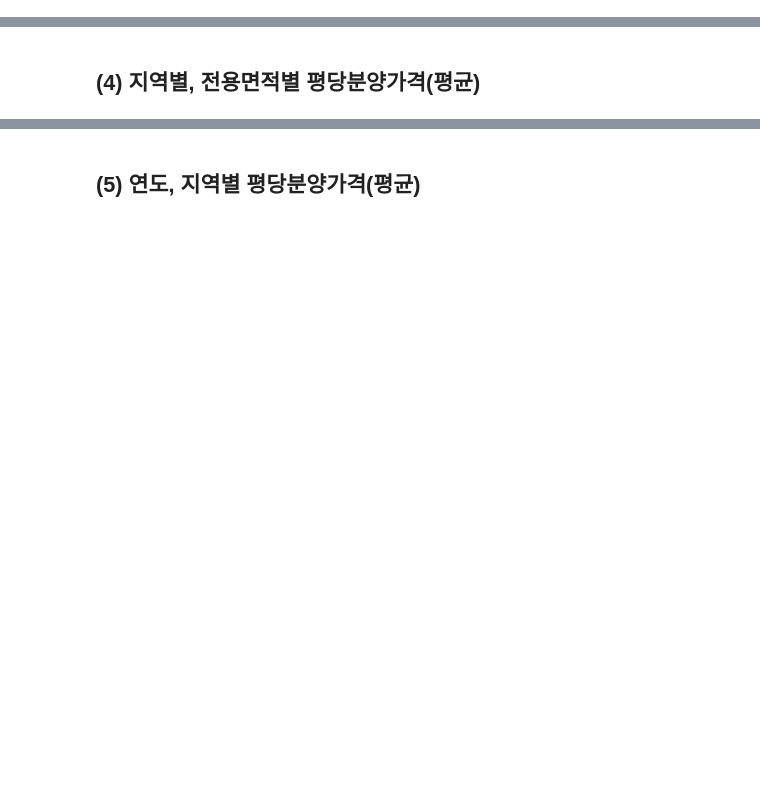
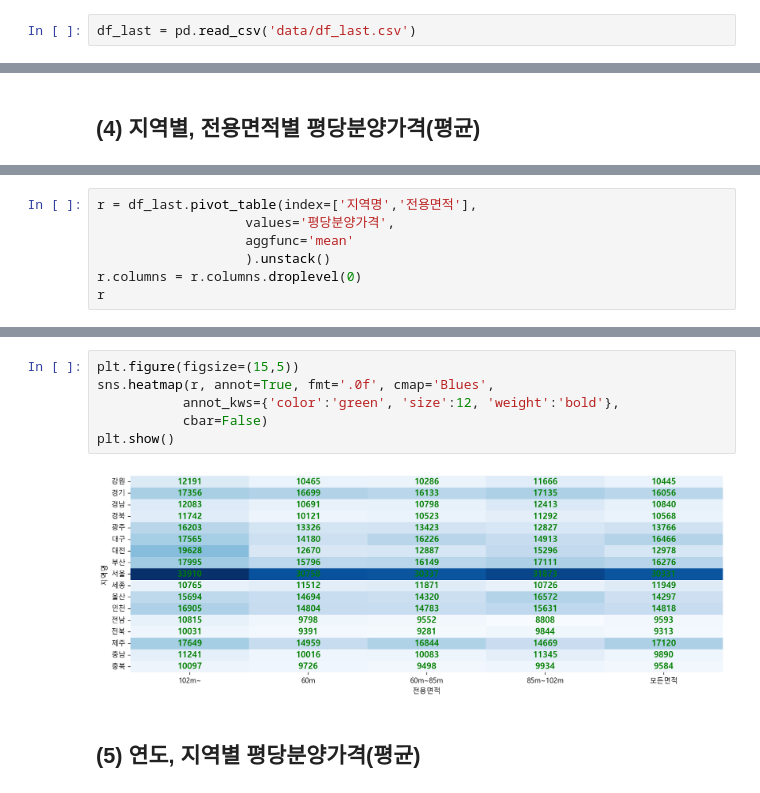
Before and after one commit to yunminsu1344-prog/ai, a Jupyter notebook: source/01_python/ch13_예1_포트폴리오_아파트분양가분석.ipynb, the cells around one changed output, grey strips where cells are left out. Drawn from its saved outputs; the diff is of its cells as text; blank space fills up the shorter version.

```diff
--- a/source/01_python/ch13_예1_포트폴리오_아파트분양가분석.ipynb
+++ b/source/01_python/ch13_예1_포트폴리오_아파트분양가분석.ipynb
@@ -227,6 +541,8 @@ df_last.to_csv('data/df_last.csv', index=False) # 전처리 단계 백업
 - GroupBy(unstack()함수 이용) vs. pivot_table()
 - GroupBy가 조금 시간이 적게 걸릴 수 있음
 - 우선 결측치 대체전 데이터 집계와 시각화를 할 예정
+# %%
+df_last = pd.read_csv('data/df_last.csv')
 # %% [markdown]
 - df_last.groupby(["인덱스로사용할컬럼명"])["계산할컬럼명"].연산함수()
 - df_last.pivot_table(index=["인덱스로사용할컬럼명"],
@@ -245,0 +743,7 @@ df_last.to_csv('data/df_last.csv', index=False) # 전처리 단계 백업
+# %%
+r = df_last.pivot_table(index=['지역명','전용면적'],
+                   values='평당분양가격',
+                   aggfunc='mean'
+                   ).unstack()
+r.columns = r.columns.droplevel(0)
+r
@@ -246,2 +796,10 @@ df_last.to_csv('data/df_last.csv', index=False) # 전처리 단계 백업
+# %%
+plt.figure(figsize=(15,5))
+sns.heatmap(r, annot=True, fmt='.0f', cmap='Blues',
+           annot_kws={'color':'green', 'size':12, 'weight':'bold'},
+           cbar=False)
+plt.show()
+# %% [output]
+[figure, added]
 # %% [markdown]
 ## (5) 연도, 지역별 평당분양가격(평균)
```
Also changed, not shown: parts of 88 cells of this notebook, 2 other files.
